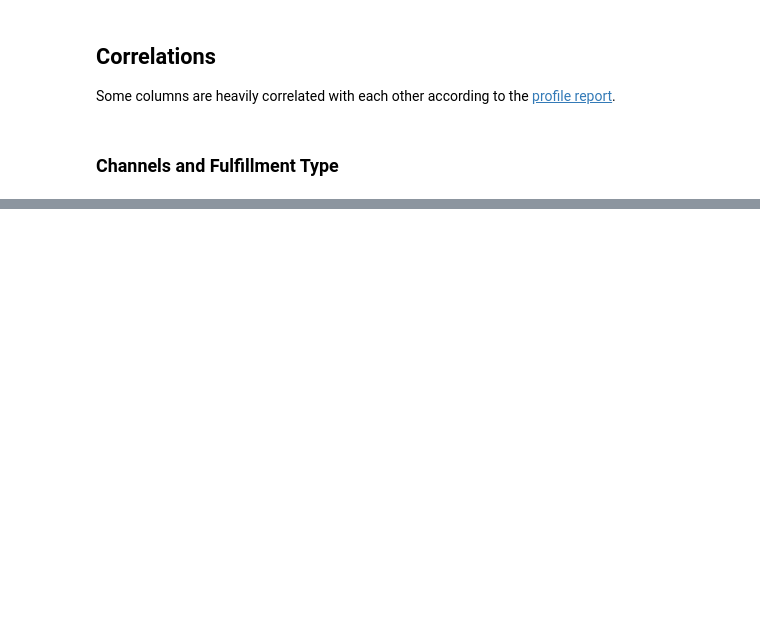
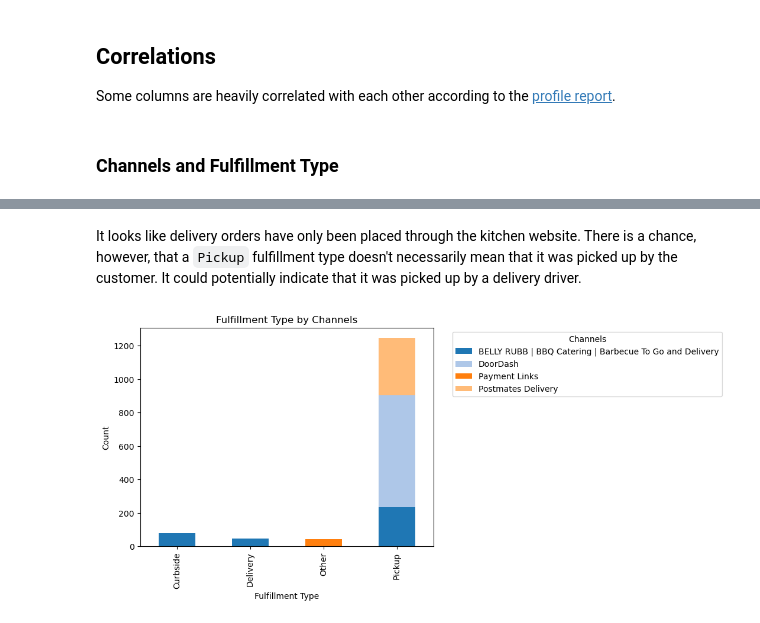
Before and after one commit to ajamkotc/belly_rubb_analysis, a Jupyter notebook: notebooks/1.0-aj-initial-data-exploration.ipynb, the cells around one changed output, grey strips where cells are left out. Drawn from its saved outputs; the diff is of its cells as text; code cells hidden in the pictures; blank space fills up the shorter version.

```diff
--- a/notebooks/1.0-aj-initial-data-exploration.ipynb
+++ b/notebooks/1.0-aj-initial-data-exploration.ipynb
@@ -207,0 +220,21 @@ Name: Channels, Length: 1414, dtype: object
+# %% [markdown]
+It looks like delivery orders have only been placed through the kitchen website. There is a chance, however, that a `Pickup` fulfillment type doesn't necessarily mean that it was picked up by the customer. It could potentially indicate that it was picked up by a delivery driver.
+# %%
+# Visualize how Channels are distributed amongst Fulfillment Types
+
+fulfillment_channels_counts = orders_df.groupby(['Fulfillment Type', 'Channels']).size().unstack(fill_value=0)
+fulfillment_channels_counts.plot(
+    kind='bar',
+    stacked=True,
+    color=plt.cm.tab20.colors,
+)
+
+plt.title('Fulfillment Type by Channels')
+plt.ylabel('Count')
+plt.xlabel('Fulfillment Type')
+plt.legend(title='Channels', bbox_to_anchor=(1.05, 1))
+
+plt.savefig(FIGURES_DIR / 'stacked_bar_fulfillment_type_channels.png', bbox_inches='tight')
+plt.show()
+# %% [output]
+[figure, added]
```
Also changed, not shown: parts of 39 cells of this notebook, 4 other files.
